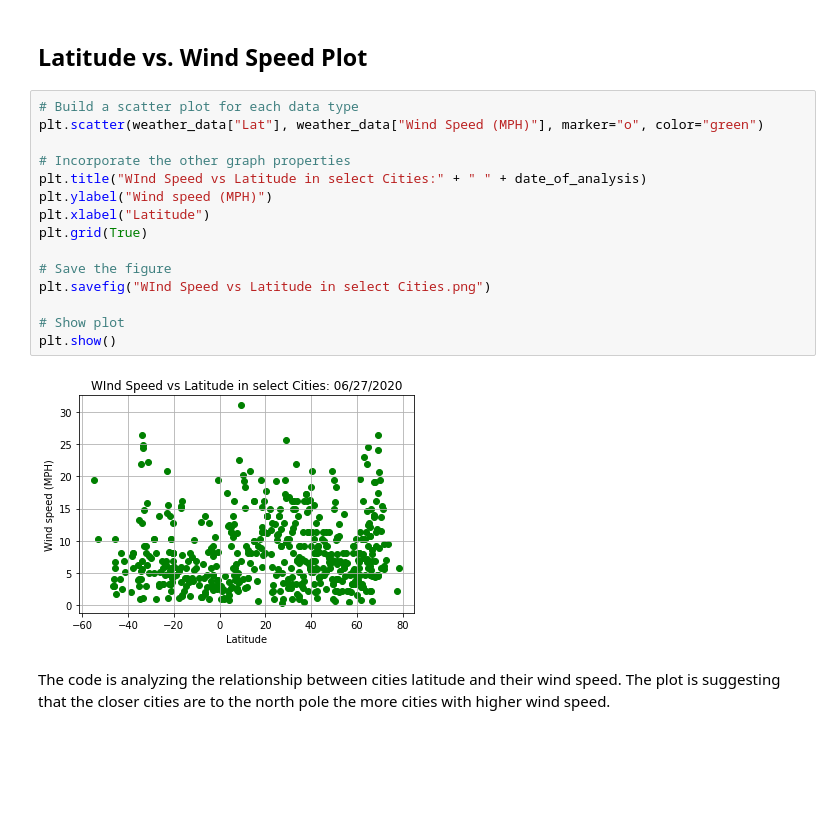
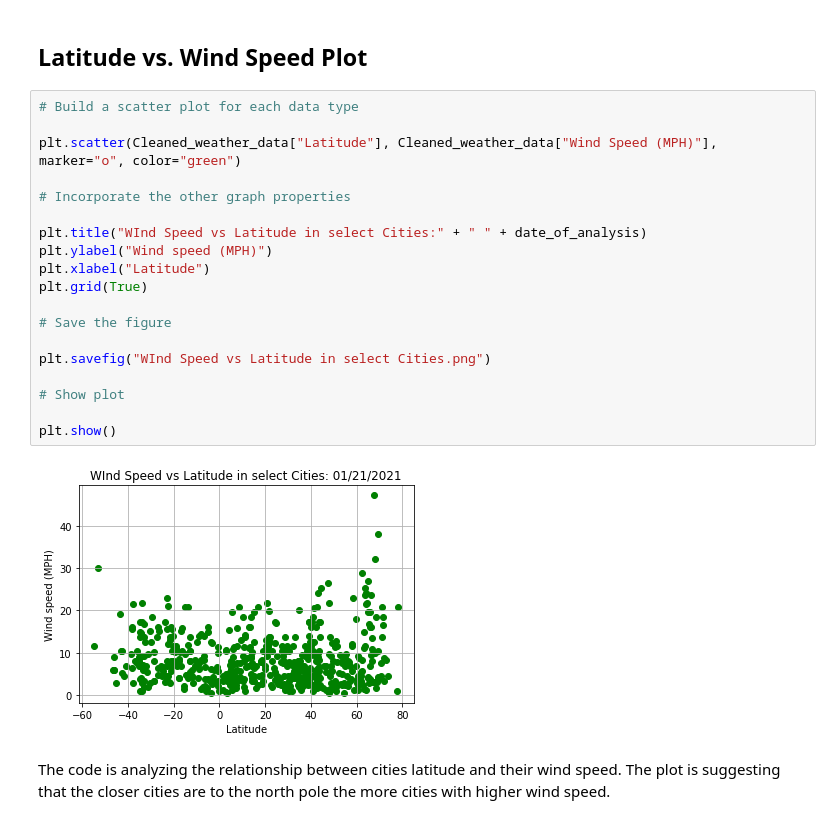
Before and after one commit to swillia75/Latitude_effect_on_weather_conditions_using_pythonapi, a Jupyter notebook: code/WeatherPy.ipynb, the cells around one changed output. Drawn from its saved outputs; the diff is of its cells as text; blank space fills up the shorter version.

Commit message:
updated hemisphere data

```diff
--- a/code/WeatherPy.ipynb
+++ b/code/WeatherPy.ipynb
@@ -339,21 +353,25 @@ The plot is suggesting that there is little to no correlation between latitude a
 ## Latitude vs. Wind Speed Plot
 # %%
 # Build a scatter plot for each data type
-plt.scatter(weather_data["Lat"], weather_data["Wind Speed (MPH)"], marker="o", color="green")
+
+plt.scatter(Cleaned_weather_data["Latitude"], Cleaned_weather_data["Wind Speed (MPH)"], marker="o", color="green")
 
 # Incorporate the other graph properties
+
 plt.title("WInd Speed vs Latitude in select Cities:" + " " + date_of_analysis)
 plt.ylabel("Wind speed (MPH)")
 plt.xlabel("Latitude")
 plt.grid(True)
 
 # Save the figure
+
 plt.savefig("WInd Speed vs Latitude in select Cities.png")
 
 # Show plot
+
 plt.show()
 # %% [output]
-[figure, old version]
+[figure, new version]
 # %% [markdown]
 The code is analyzing the relationship between cities latitude and their wind speed. The plot is suggesting that the closer cities are to the north pole the more cities with higher wind speed.
 # %% [markdown]
```
Also changed, not shown: parts of 4 cells of this notebook.
